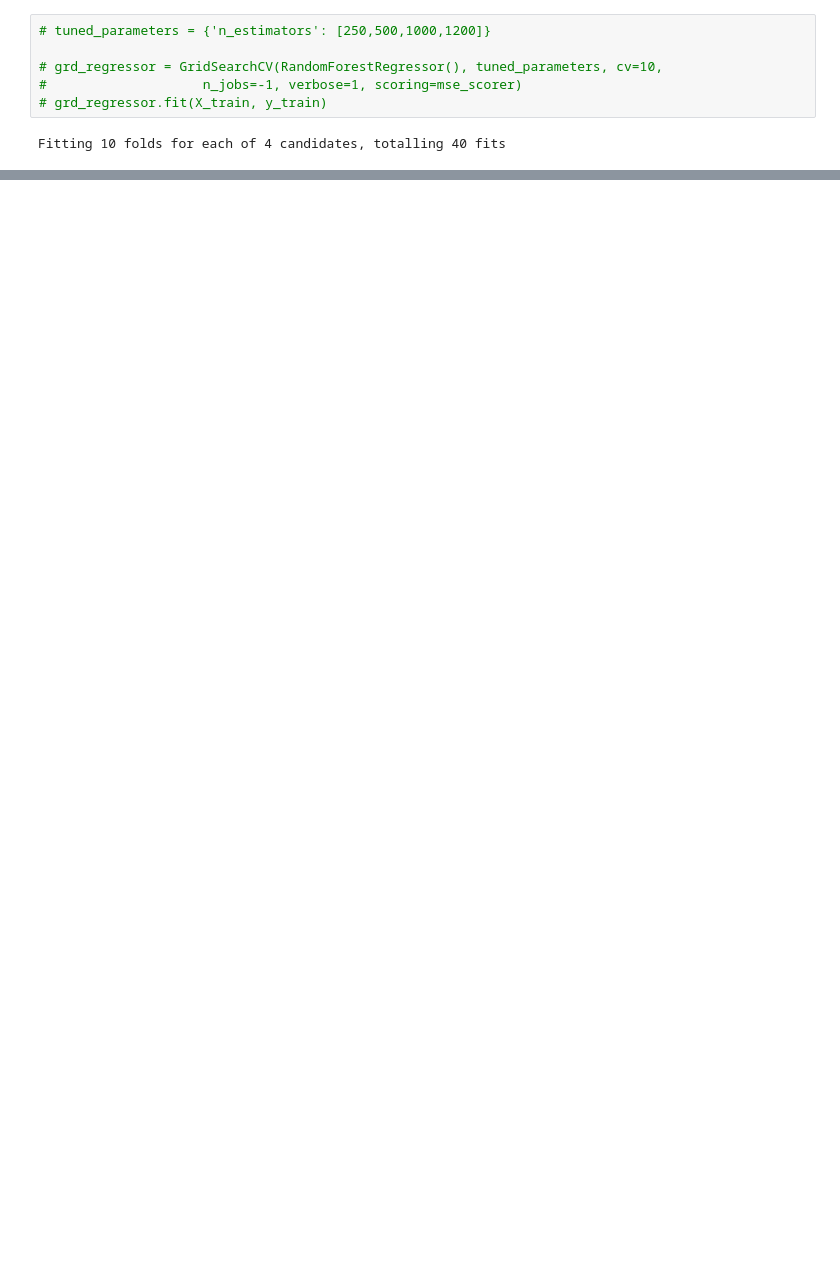
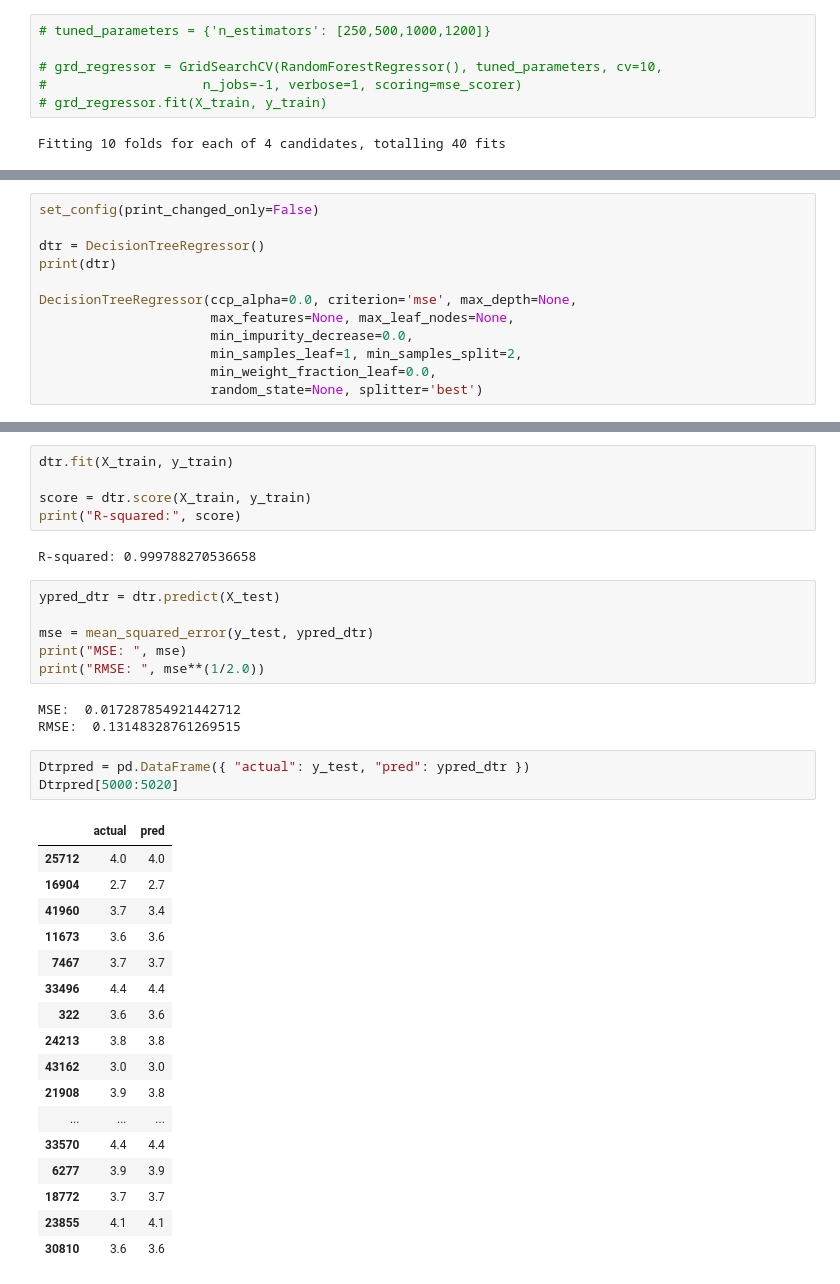
Before and after one commit to remre/datavisu, a Jupyter notebook: sample.ipynb, the cells around one changed output, grey strips where cells are left out. Saved outputs shown, nothing was run; the diff lists cells and outputs as text; blank space fills up the shorter version.

Commit message:
Decision Tree gives 90 % random forest around 93 %

```diff
--- a/sample.ipynb
+++ b/sample.ipynb
@@ -1236,0 +1254,12 @@ GridSearchCV()
+# %%
+set_config(print_changed_only=False)
+
+dtr = DecisionTreeRegressor()
+print(dtr)
+
+DecisionTreeRegressor(ccp_alpha=0.0, criterion='mse', max_depth=None,
+                      max_features=None, max_leaf_nodes=None,
+                      min_impurity_decrease=0.0,
+                      min_samples_leaf=1, min_samples_split=2,
+                      min_weight_fraction_leaf=0.0,
+                      random_state=None, splitter='best')
@@ -1236,0 +1277,37 @@ GridSearchCV()
+# %%
+dtr.fit(X_train, y_train)
+
+score = dtr.score(X_train, y_train)
+print("R-squared:", score)
+# %% [output]
+R-squared: 0.999788270536658
+# %%
+ypred_dtr = dtr.predict(X_test)
+
+mse = mean_squared_error(y_test, ypred_dtr)
+print("MSE: ", mse)
+print("RMSE: ", mse**(1/2.0))
+# %% [output]
+MSE:  0.017287854921442712
+RMSE:  0.13148328761269515
+# %%
+Dtrpred = pd.DataFrame({ "actual": y_test, "pred": ypred_dtr })
+Dtrpred[5000:5020]
+# %% [output]
+|  | actual | pred |
+| 25712 | 4.0 | 4.0 |
+| 16904 | 2.7 | 2.7 |
+| 41960 | 3.7 | 3.4 |
+| 11673 | 3.6 | 3.6 |
+| 7467 | 3.7 | 3.7 |
+| 33496 | 4.4 | 4.4 |
+| 322 | 3.6 | 3.6 |
+| 24213 | 3.8 | 3.8 |
+| 43162 | 3.0 | 3.0 |
+| 21908 | 3.9 | 3.8 |
+| ... | ... | ... |
+| 33570 | 4.4 | 4.4 |
+| 6277 | 3.9 | 3.9 |
+| 18772 | 3.7 | 3.7 |
+| 23855 | 4.1 | 4.1 |
+| 30810 | 3.6 | 3.6 |
```
Also changed, not shown: parts of 35 cells of this notebook.
